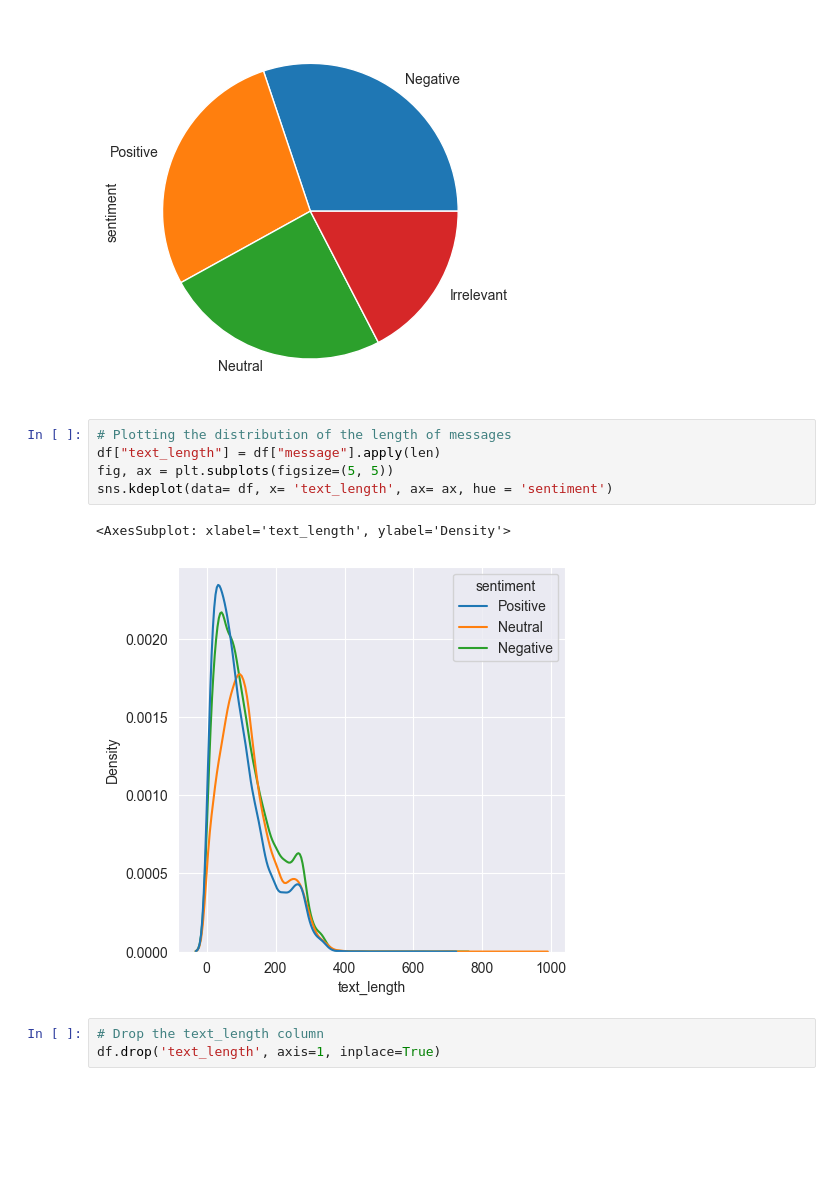
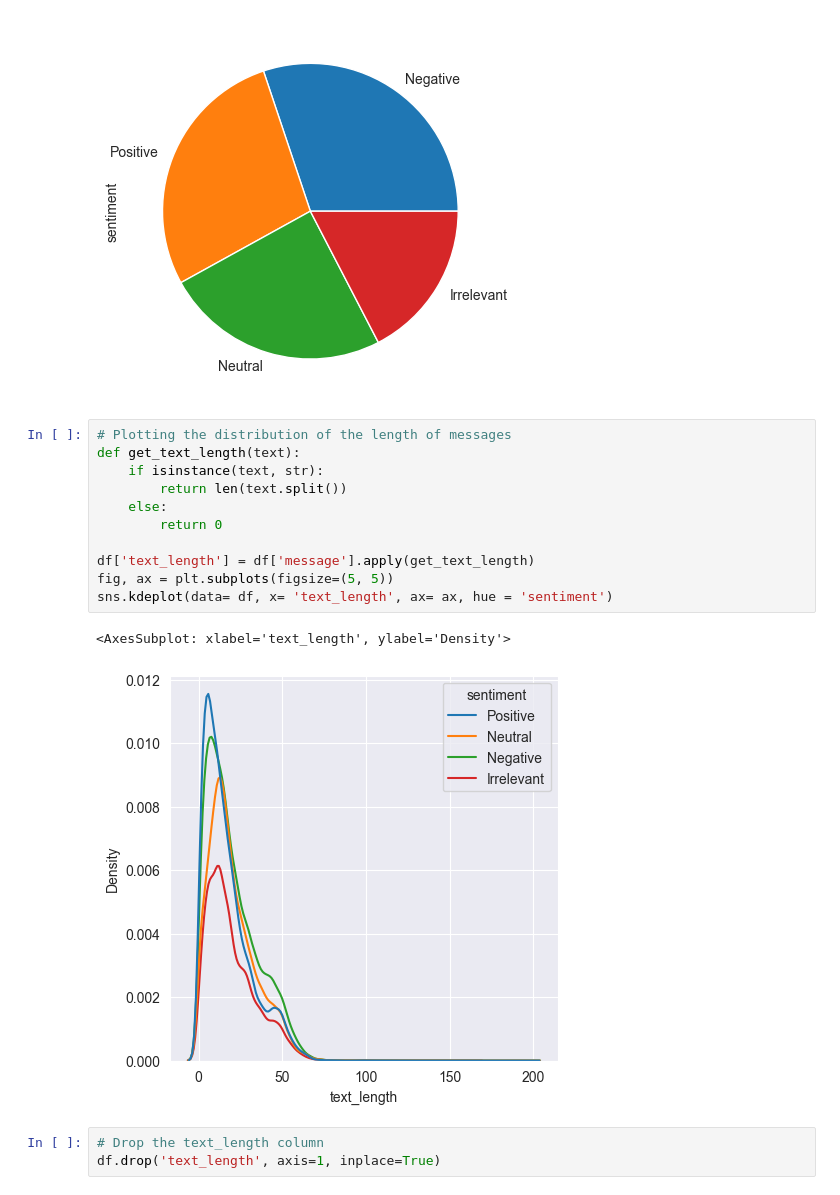
Before and after one commit to MiguelWO/sentiment-analysis, a Jupyter notebook: twitter.ipynb, the cells around one changed output. Saved outputs shown, nothing was run; the diff lists cells and outputs as text; blank space fills up the shorter version.

```diff
--- a/twitter.ipynb
+++ b/twitter.ipynb
@@ -94,12 +94,18 @@ df['sentiment'].value_counts().plot(kind='pie')
 [figure]
 # %%
 # Plotting the distribution of the length of messages
-df["text_length"] = df["message"].apply(len)
+def get_text_length(text):
+    if isinstance(text, str):
+        return len(text.split())
+    else:
+        return 0
+
+df['text_length'] = df['message'].apply(get_text_length)
 fig, ax = plt.subplots(figsize=(5, 5))
 sns.kdeplot(data= df, x= 'text_length', ax= ax, hue = 'sentiment')
 # %% [output]
 <AxesSubplot: xlabel='text_length', ylabel='Density'>
-[figure, old version]
+[figure, new version]
 # %%
 # Drop the text_length column
 df.drop('text_length', axis=1, inplace=True)
```
Also changed, not shown: parts of 36 cells of this notebook.
